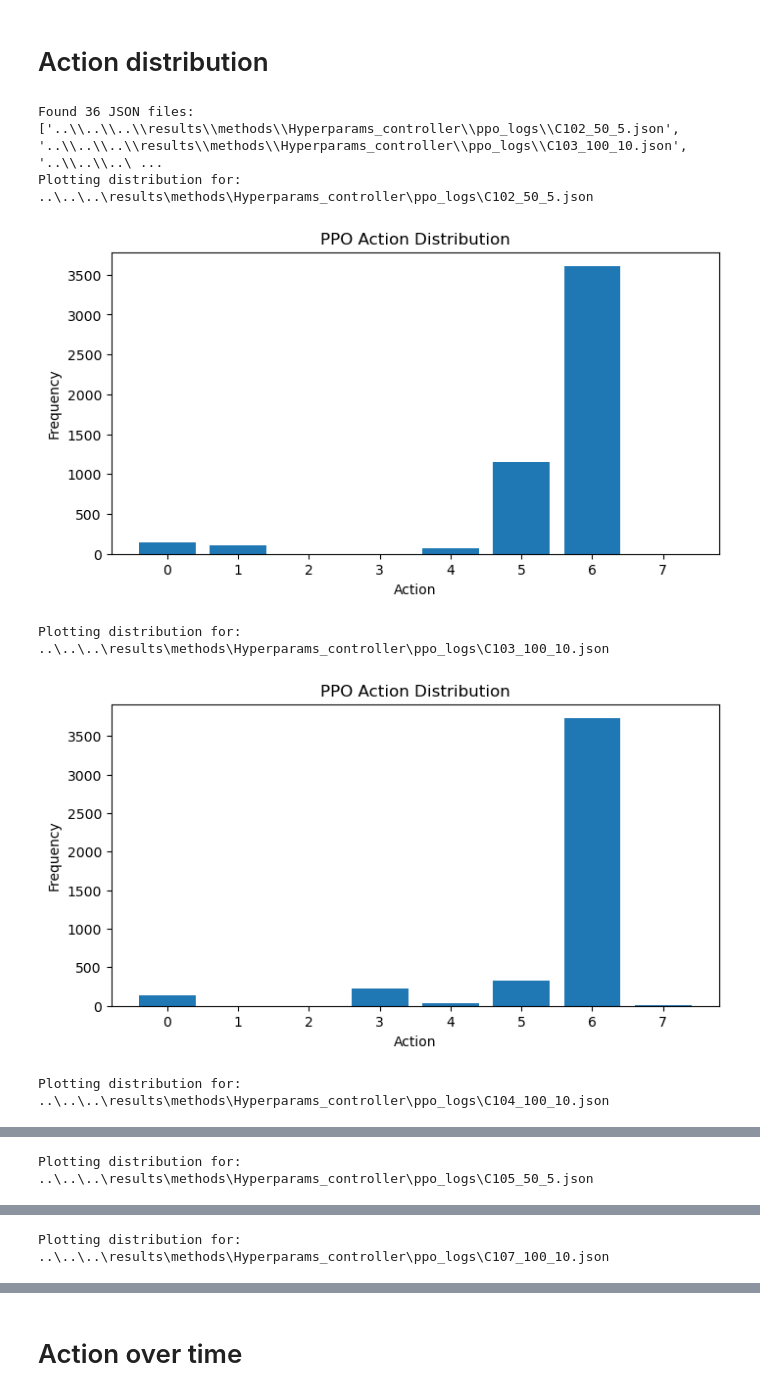
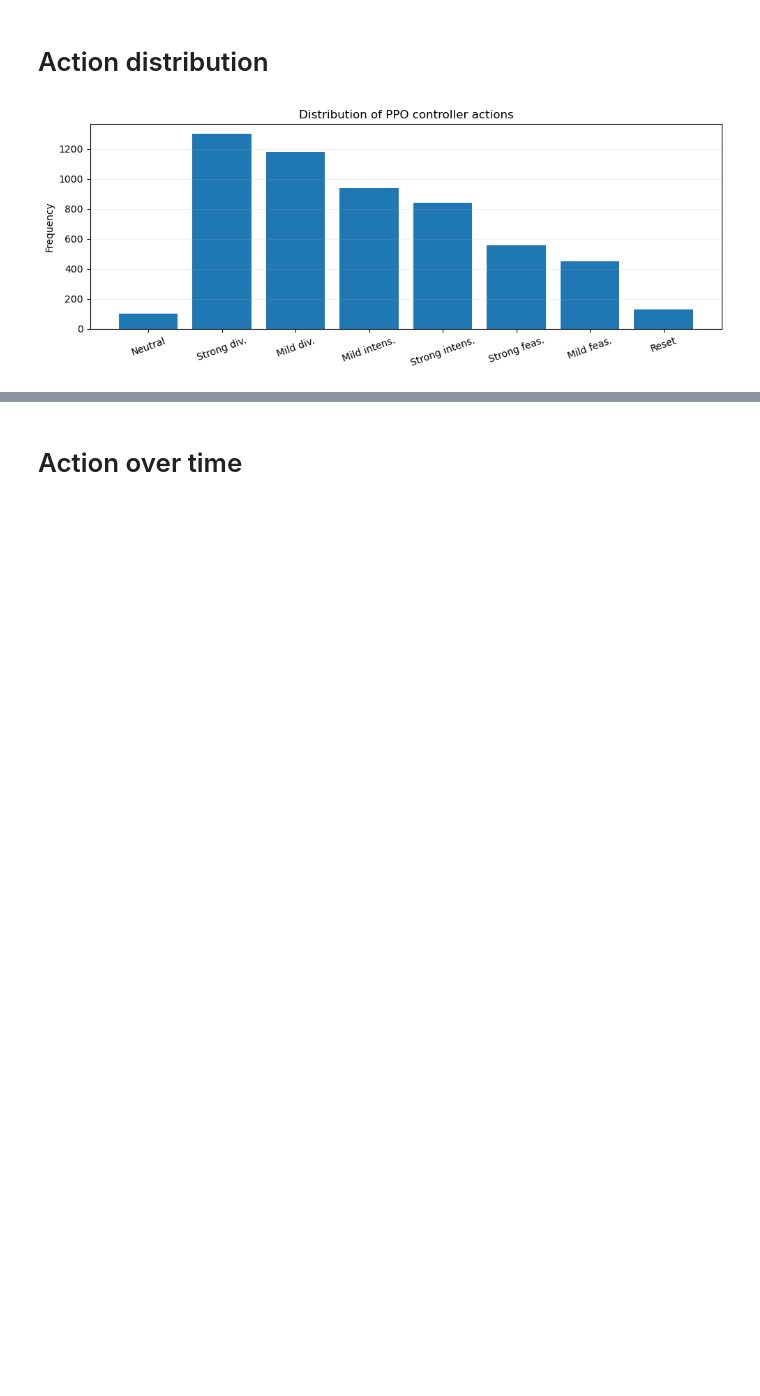
Before and after one commit to NaDdjg/GVNS-implementation, a Jupyter notebook: gvns/rl/notebooks/evaluation/PPO_action_evaluation.ipynb, the cells around one changed output, grey strips where cells are left out. Saved outputs shown, nothing was run; the diff lists cells and outputs as text; code cells hidden in the pictures; blank space fills up the shorter version.

Commit message:
added final results, plots, and analysis for report/article

```diff
--- a/gvns/rl/notebooks/evaluation/PPO_action_evaluation.ipynb
+++ b/gvns/rl/notebooks/evaluation/PPO_action_evaluation.ipynb
@@ -12,7 +38,21 @@ def get_ppo_log_files():
+# %%
+selected_file = files[15]
 # %% [markdown]
 # Action distribution
 # %%
+ACTION_NAMES = {
+    0: "Neutral",
+    1: "Strong div.",
+    2: "Mild div.",
+    3: "Mild intens.",
+    4: "Strong intens.",
+    5: "Strong feas.",
+    6: "Mild feas.",
+    7: "Reset"
+}
+
 def plot_action_distribution(log_path):
+
     with open(log_path, "r") as f:
         logs = json.load(f)
 
@@ -20,23 +60,27 @@ def plot_action_distribution(log_path):
 
     counts = np.bincount(actions, minlength=8)
 
-    plt.figure(figsize=(8, 4))
-    plt.bar(range(len(counts)), counts)
-    plt.xlabel("Action")
+    plt.figure(figsize=(10,4))
+
+    plt.bar(range(8), counts)
+
+    plt.xticks(
+        range(8),
+        [ACTION_NAMES[i] for i in range(8)],
+        rotation=20
+    )
+
     plt.ylabel("Frequency")
-    plt.title("PPO Action Distribution")
-    plt.xticks(range(8))
+    plt.title("Distribution of PPO controller actions")
+
+    plt.grid(axis='y', alpha=0.2)
+
+    plt.tight_layout()
     plt.show()
 # %%
-files = get_ppo_log_files()
-print(f"Found {len(files)} JSON files: {files}")
-for log_path in files:
-    print(f"Plotting distribution for: {log_path}")
-    plot_action_distribution(log_path)
+plot_action_distribution(selected_file)
+# for log_path in files:
+#     print(f"Plotting actions over time for: {log_path}")
+#     plot_action_distribution(log_path)
 # %% [output]
-Found 36 JSON files: ['..\\..\\..\\results\\methods\\Hyperparams_controller\\ppo_logs\\C102_50_5.json', '..\\..\\..\\results\\methods\\Hyperparams_controller\\ppo_logs\\C103_100_10.json', '..\\..\\..\ ...
-Plotting distribution for: ..\..\..\results\methods\Hyperparams_controller\ppo_logs\C102_50_5.json
-[figure, old version]
+[figure, new version]
-Plotting distribution for: ..\..\..\results\methods\Hyperparams_controller\ppo_logs\C103_100_10.json
-[figure, removed]
-Plotting distribution for: ..\..\..\results\methods\Hyperparams_controller\ppo_logs\C104_100_10.json
@@ -44 +86,0 @@ Plotting distribution for: ..\..\..\results\methods\Hyperparams_controller\ppo_l
-Plotting distribution for: ..\..\..\results\methods\Hyperparams_controller\ppo_logs\C105_50_5.json
@@ -46 +86,0 @@ Plotting distribution for: ..\..\..\results\methods\Hyperparams_controller\ppo_l
-Plotting distribution for: ..\..\..\results\methods\Hyperparams_controller\ppo_logs\C107_100_10.json
```
Also changed, not shown: parts of 11 cells of this notebook, 28 other files.
